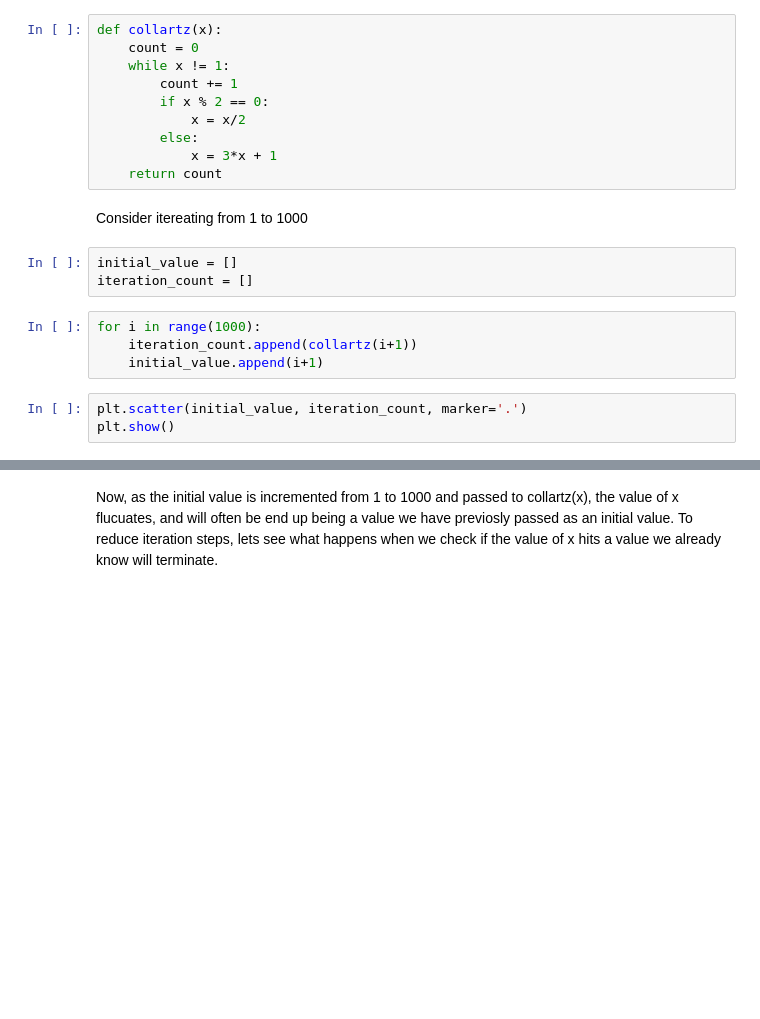
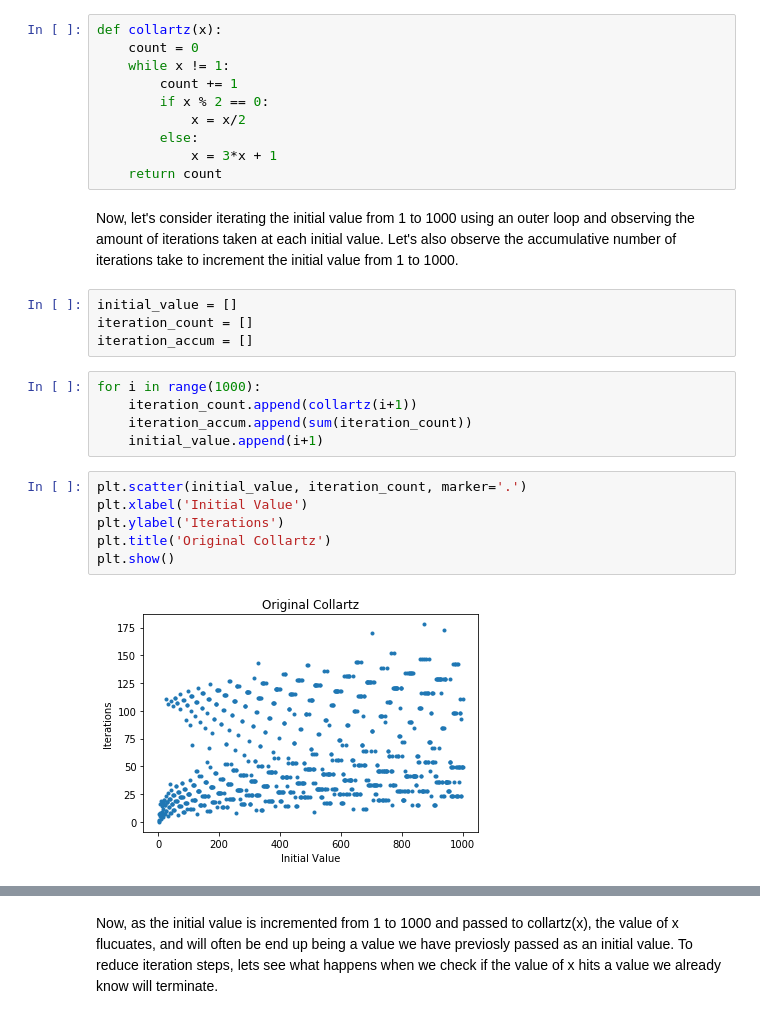
Before and after one commit to maxgillham/CMPE365, a Jupyter notebook: lab1/collartz.ipynb, the cells around one changed output, grey strips where cells are left out. Drawn from its saved outputs; the diff is of its cells as text; blank space fills up the shorter version.

```diff
--- a/lab1/collartz.ipynb
+++ b/lab1/collartz.ipynb
@@ -14,15 +16,22 @@ def collartz(x):
         else:
             x = 3*x + 1
     return count
-# %% [markdown]
-Consider itereating from 1 to 1000
+# %% [markdown]
+Now, let's consider iterating the initial value from 1 to 1000 using an outer loop and observing the amount of iterations taken at each initial value.  Let's also observe the accumulative number of iterations take to increment the initial value from 1 to 1000.
 # %%
 initial_value = []
 iteration_count = []
+iteration_accum = []
 # %%
 for i in range(1000):
     iteration_count.append(collartz(i+1))
+    iteration_accum.append(sum(iteration_count))
     initial_value.append(i+1)
 # %%
 plt.scatter(initial_value, iteration_count, marker='.')
+plt.xlabel('Initial Value')
+plt.ylabel('Iterations')
+plt.title('Original Collartz')
 plt.show()
+# %% [output]
+[figure, added]
```
Also changed, not shown: parts of 32 cells of this notebook.
